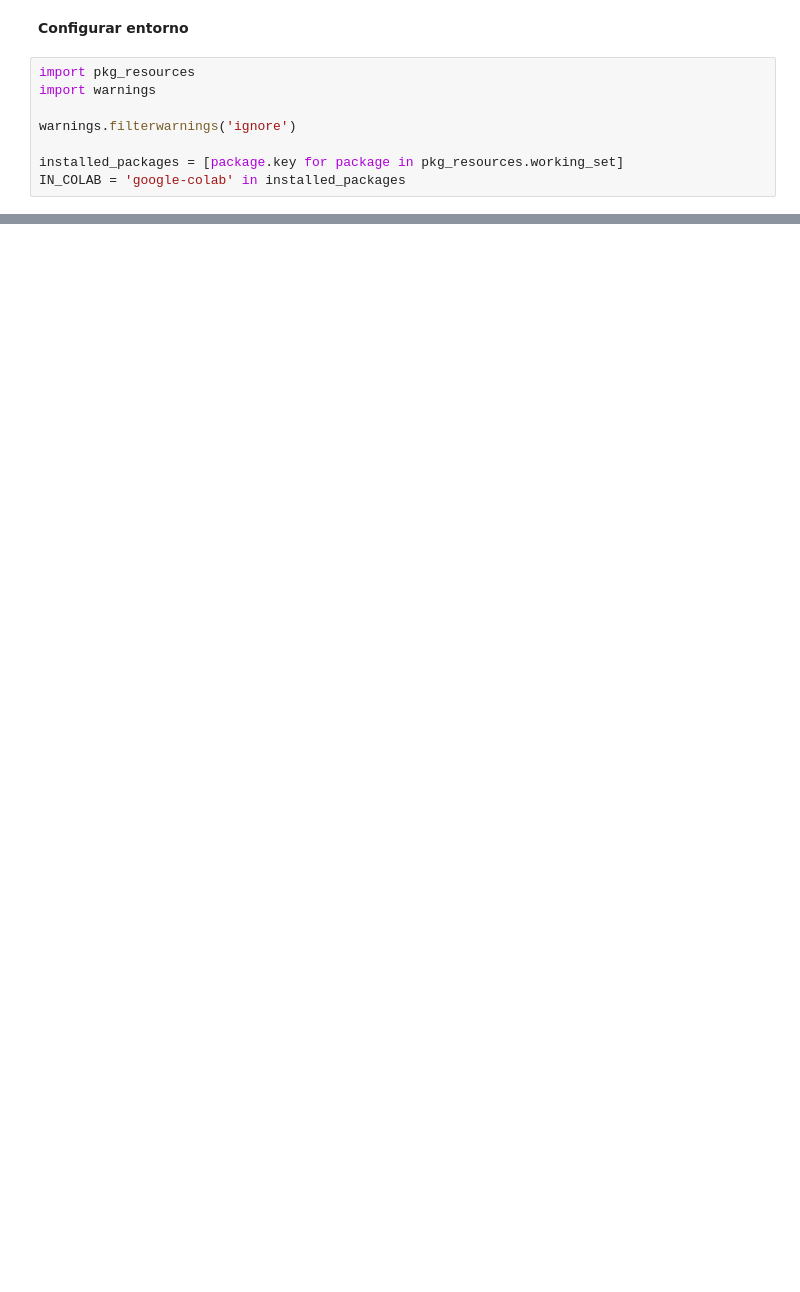
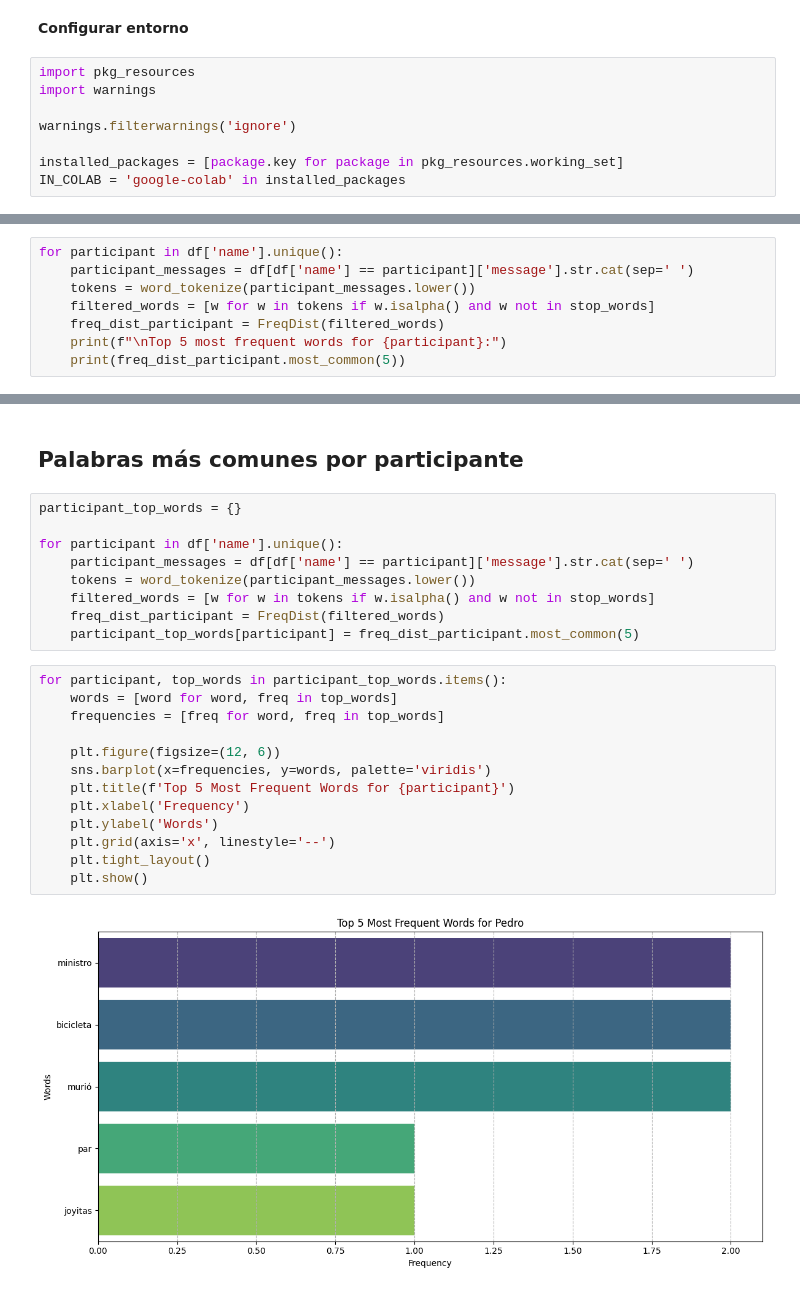
Before and after one commit to sebastianb92/nlp-labs, a Jupyter notebook: Session1/2-Sentiment-Analysis.ipynb, the cells around one changed output, grey strips where cells are left out. Saved outputs shown, nothing was run; the diff lists cells and outputs as text; blank space fills up the shorter version.

```diff
--- a/Session1/2-Sentiment-Analysis.ipynb
+++ b/Session1/2-Sentiment-Analysis.ipynb
@@ -34,0 +166,8 @@ ttps://github.com/sebastianb92/nlp-labs/blob/main/requirements.txt: Unsupported
+# %%
+for participant in df['name'].unique():
+    participant_messages = df[df['name'] == participant]['message'].str.cat(sep=' ')
+    tokens = word_tokenize(participant_messages.lower())
+    filtered_words = [w for w in tokens if w.isalpha() and w not in stop_words]
+    freq_dist_participant = FreqDist(filtered_words)
+    print(f"\nTop 5 most frequent words for {participant}:")
+    print(freq_dist_participant.most_common(5))
@@ -34,0 +192,26 @@ ttps://github.com/sebastianb92/nlp-labs/blob/main/requirements.txt: Unsupported
+# %% [markdown]
+## Palabras más comunes por participante
+# %%
+participant_top_words = {}
+
+for participant in df['name'].unique():
+    participant_messages = df[df['name'] == participant]['message'].str.cat(sep=' ')
+    tokens = word_tokenize(participant_messages.lower())
+    filtered_words = [w for w in tokens if w.isalpha() and w not in stop_words]
+    freq_dist_participant = FreqDist(filtered_words)
+    participant_top_words[participant] = freq_dist_participant.most_common(5)
+# %%
+for participant, top_words in participant_top_words.items():
+    words = [word for word, freq in top_words]
+    frequencies = [freq for word, freq in top_words]
+
+    plt.figure(figsize=(12, 6))
+    sns.barplot(x=frequencies, y=words, palette='viridis')
+    plt.title(f'Top 5 Most Frequent Words for {participant}')
+    plt.xlabel('Frequency')
+    plt.ylabel('Words')
+    plt.grid(axis='x', linestyle='--')
+    plt.tight_layout()
+    plt.show()
+# %% [output]
+[figure, added]
```
Also changed, not shown: parts of 10 cells of this notebook.
